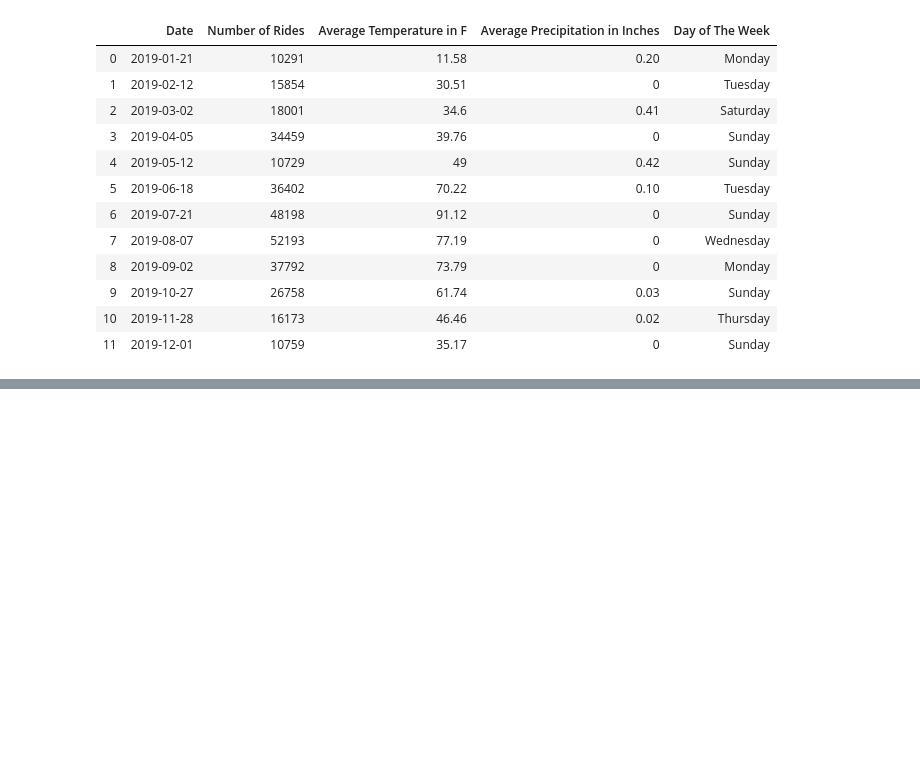
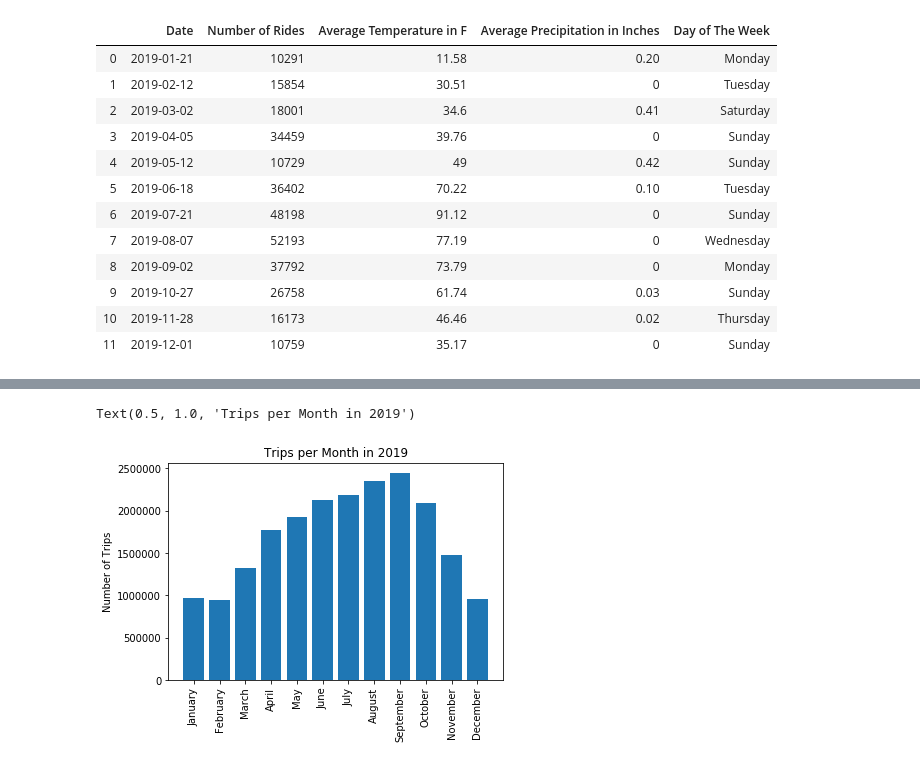
Before and after one commit to RU-Data-Science-GroupThree/NYC-CitiBike_Analysis, a Jupyter notebook: Alex V/CSV_CitiBike.ipynb, the cells around one changed output, grey strips where cells are left out. Drawn from its saved outputs; the diff is of its cells as text; code cells hidden in the pictures; blank space fills up the shorter version.

```diff
--- a/Alex V/CSV_CitiBike.ipynb
+++ b/Alex V/CSV_CitiBike.ipynb
@@ -729,0 +648,7 @@ slowest_days_df
+# %%
+rides_per_month = []
+def monthly_rides(dataframe):
+    dataframe.dropna(axis=0,how="any", inplace = True)
+    monthly_rides_count = dataframe["tripduration"].count()
+    print(monthly_rides_count)
+    rides_per_month.append(monthly_rides_count)
@@ -729,0 +735,10 @@ slowest_days_df
+# %%
+months = ["January","February","March","April","May","June","July","August","September","October","November","December"]
+
+plt.bar(months, height = rides_per_month)
+plt.xticks(rotation=90)
+plt.ylabel("Number of Trips")
+plt.title("Trips per Month in 2019")
+# %% [output]
+Text(0.5, 1.0, 'Trips per Month in 2019')
+[figure, added]
```
Also changed, not shown: parts of 17 cells of this notebook, 1 other file.
